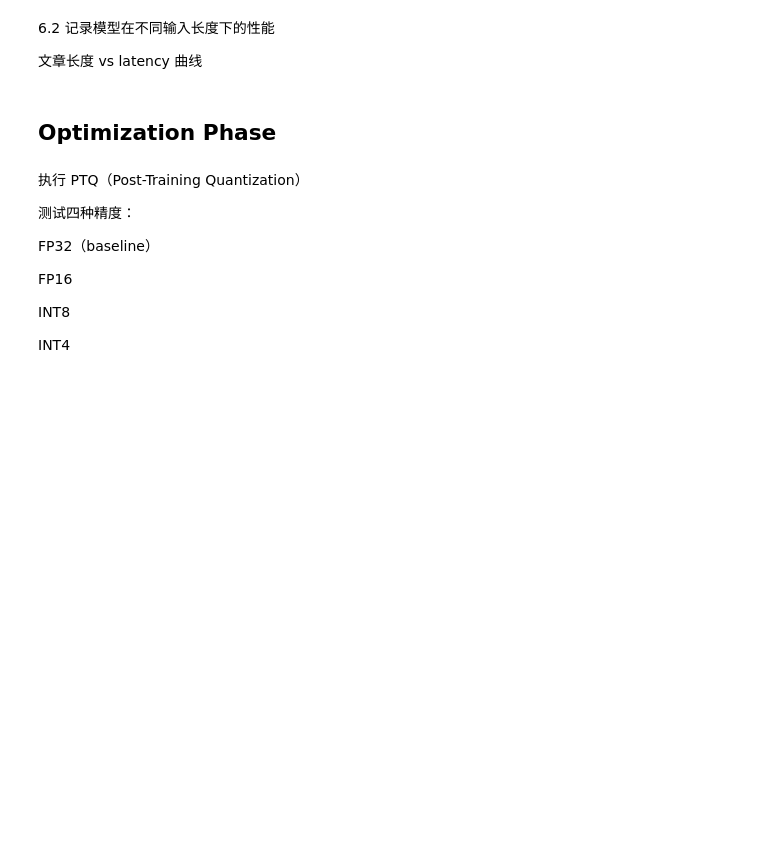
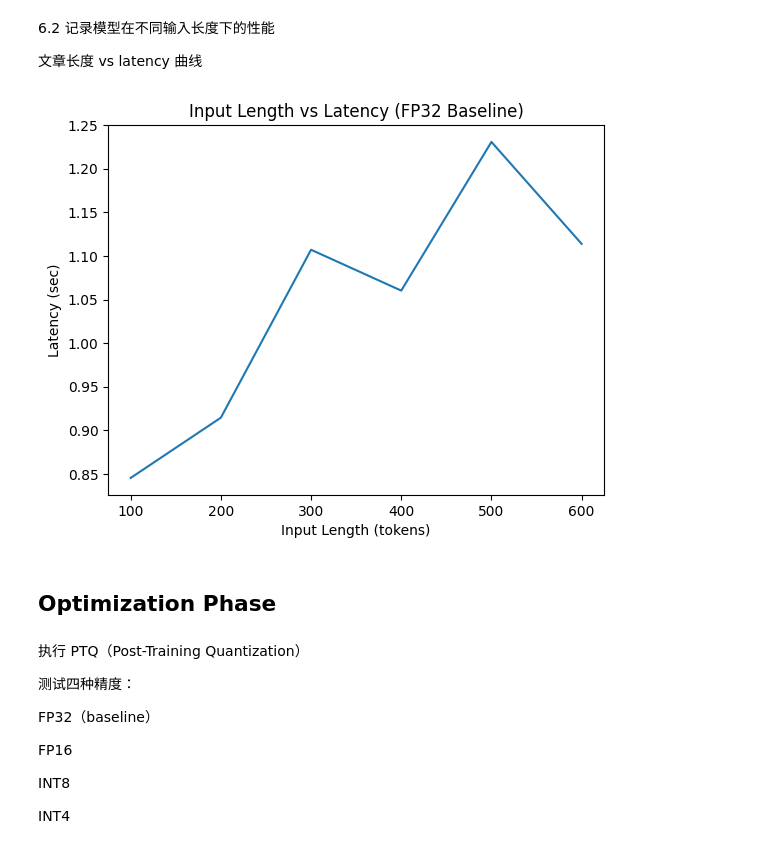
Before and after one commit to Vicky-YTZ/25MSGAI, a Jupyter notebook: FastRead.ipynb, the cells around one changed output. Cells and saved outputs as stored; diff of their text form; code cells hidden in the pictures; blank space fills up the shorter version.

```diff
--- a/FastRead.ipynb
+++ b/FastRead.ipynb
@@ -199,6 +218,32 @@ baseline_rouge
 6.2 记录模型在不同输入长度下的性能
 
 文章长度 vs latency 曲线
+# %%
+import matplotlib.pyplot as plt
+length_buckets = [100, 200, 300, 400, 500, 600]
+
+def get_by_length(ds, target_len, tol=30):
+    samples = []
+    for item in ds:
+        if abs(len(tokenizer(item["article"])["input_ids"]) - target_len) < tol:
+            samples.append(item["article"])
+        if len(samples) >= 5:
+            break
+    return samples
+
+bucket_latency = {}
+
+for L in length_buckets:
+    texts = get_by_length(test_data, L)
+    lat = [measure_latency(t) for t in texts]
+    bucket_latency[L] = np.mean(lat)
+plt.plot(list(bucket_latency.keys()), list(bucket_latency.values()))
+plt.xlabel("Input Length (tokens)")
+plt.ylabel("Latency (sec)")
+plt.title("Input Length vs Latency (FP32 Baseline)")
+plt.show()
+# %% [output]
+[figure, added]
 # %% [markdown]
 ## Optimization Phase
 # %% [markdown]
```
Also changed, not shown: parts of 7 cells of this notebook.
